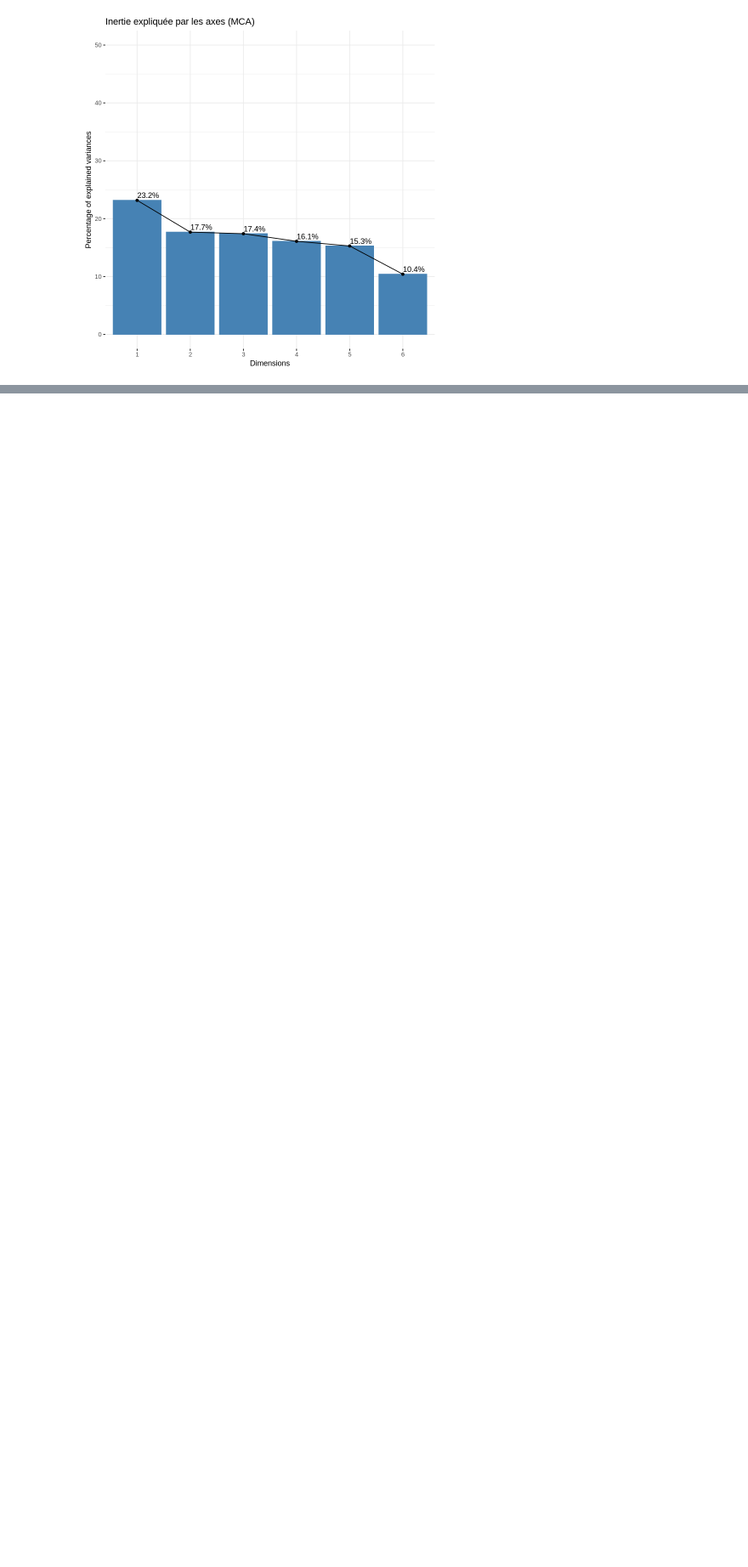
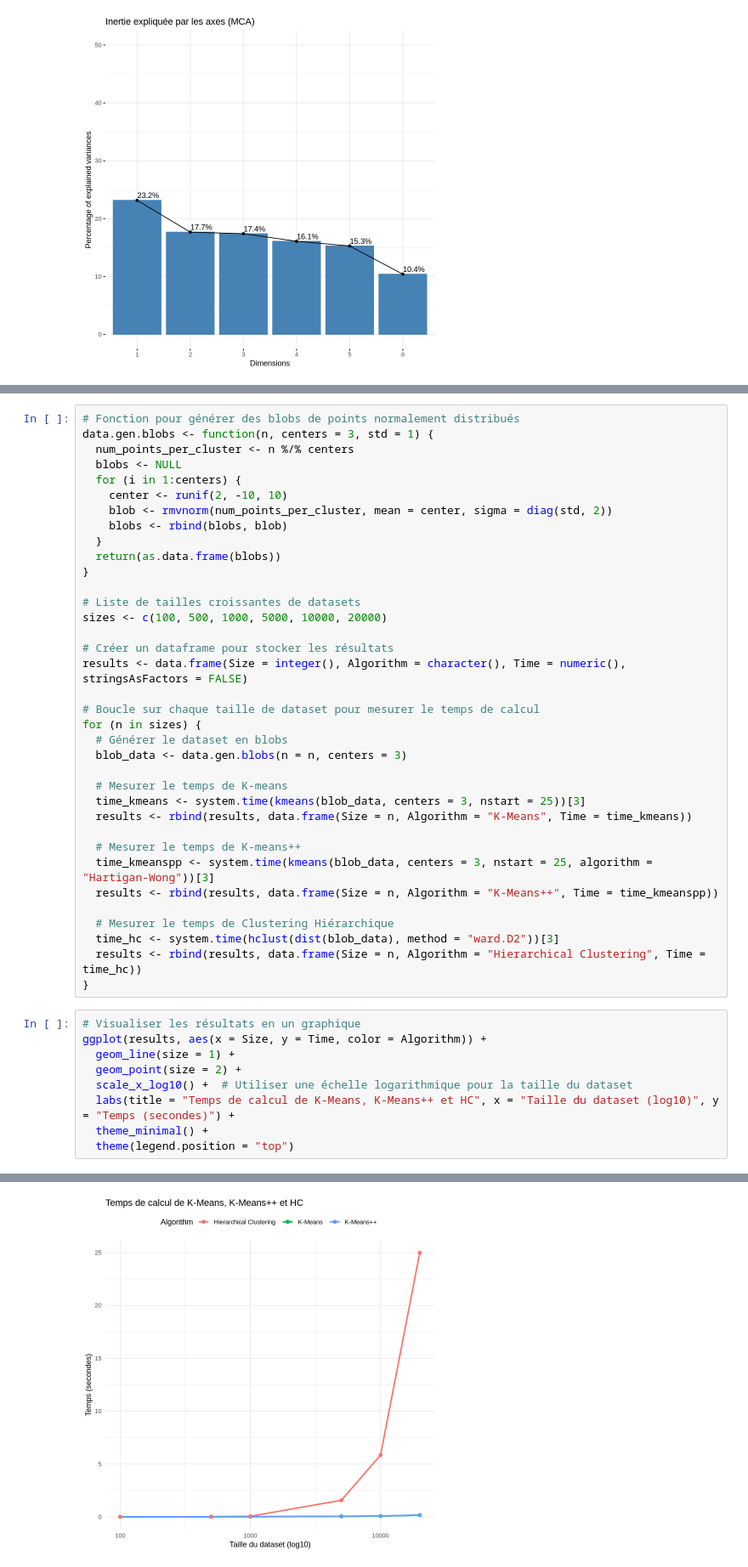
Before and after one commit to e-lprunier/Notebook_4A, a Jupyter notebook: Réduction_de_dimensionnalité_Clustering_notebook.ipynb, the cells around one changed output, grey strips where cells are left out. Shown at 85% size. Saved outputs shown, nothing was run; the diff lists cells and outputs as text; blank space fills up the shorter version.

```diff
--- a/Réduction_de_dimensionnalité_Clustering_notebook.ipynb
+++ b/Réduction_de_dimensionnalité_Clustering_notebook.ipynb
@@ -914,0 +1026,46 @@ fviz_screeplot(mca_qual,
+# %%
+# Fonction pour générer des blobs de points normalement distribués
+data.gen.blobs <- function(n, centers = 3, std = 1) {
+  num_points_per_cluster <- n %/% centers
+  blobs <- NULL
+  for (i in 1:centers) {
+    center <- runif(2, -10, 10)
+    blob <- rmvnorm(num_points_per_cluster, mean = center, sigma = diag(std, 2))
+    blobs <- rbind(blobs, blob)
+  }
+  return(as.data.frame(blobs))
+}
+
+# Liste de tailles croissantes de datasets
+sizes <- c(100, 500, 1000, 5000, 10000, 20000)
+
+# Créer un dataframe pour stocker les résultats
+results <- data.frame(Size = integer(), Algorithm = character(), Time = numeric(), stringsAsFactors = FALSE)
+
+# Boucle sur chaque taille de dataset pour mesurer le temps de calcul
+for (n in sizes) {
+  # Générer le dataset en blobs
+  blob_data <- data.gen.blobs(n = n, centers = 3)
+
+  # Mesurer le temps de K-means
+  time_kmeans <- system.time(kmeans(blob_data, centers = 3, nstart = 25))[3]
+  results <- rbind(results, data.frame(Size = n, Algorithm = "K-Means", Time = time_kmeans))
+
+  # Mesurer le temps de K-means++
+  time_kmeanspp <- system.time(kmeans(blob_data, centers = 3, nstart = 25, algorithm = "Hartigan-Wong"))[3]
+  results <- rbind(results, data.frame(Size = n, Algorithm = "K-Means++", Time = time_kmeanspp))
+
+  # Mesurer le temps de Clustering Hiérarchique
+  time_hc <- system.time(hclust(dist(blob_data), method = "ward.D2"))[3]
+  results <- rbind(results, data.frame(Size = n, Algorithm = "Hierarchical Clustering", Time = time_hc))
+}
+# %%
+# Visualiser les résultats en un graphique
+ggplot(results, aes(x = Size, y = Time, color = Algorithm)) +
+  geom_line(size = 1) +
+  geom_point(size = 2) +
+  scale_x_log10() +  # Utiliser une échelle logarithmique pour la taille du dataset
+  labs(title = "Temps de calcul de K-Means, K-Means++ et HC", x = "Taille du dataset (log10)", y = "Temps (secondes)") +
+  theme_minimal() +
+  theme(legend.position = "top")
+# %% [output]
@@ -914,0 +1075 @@ fviz_screeplot(mca_qual,
+[figure, added]
```
Also changed, not shown: parts of 29 cells of this notebook.
